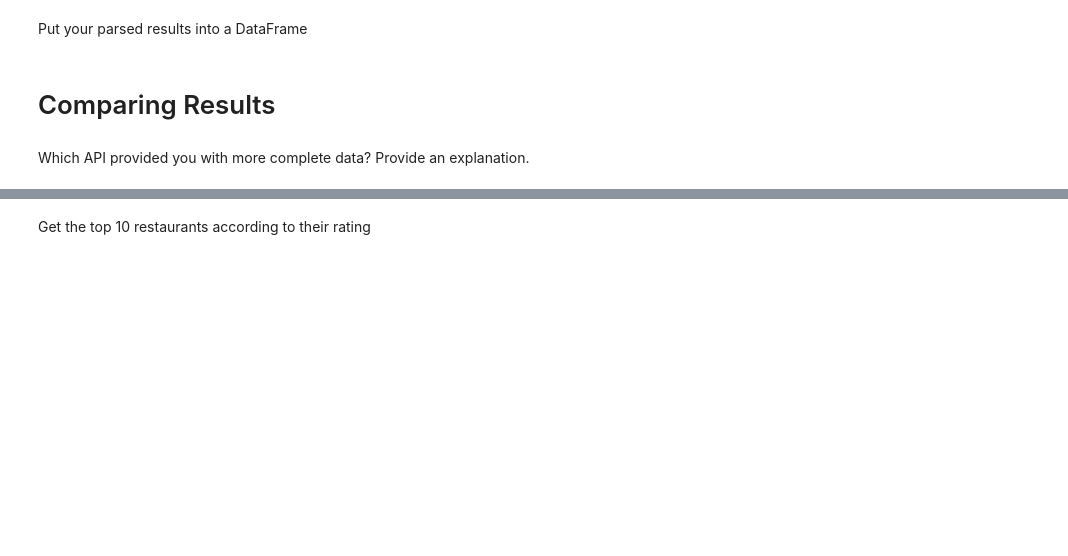
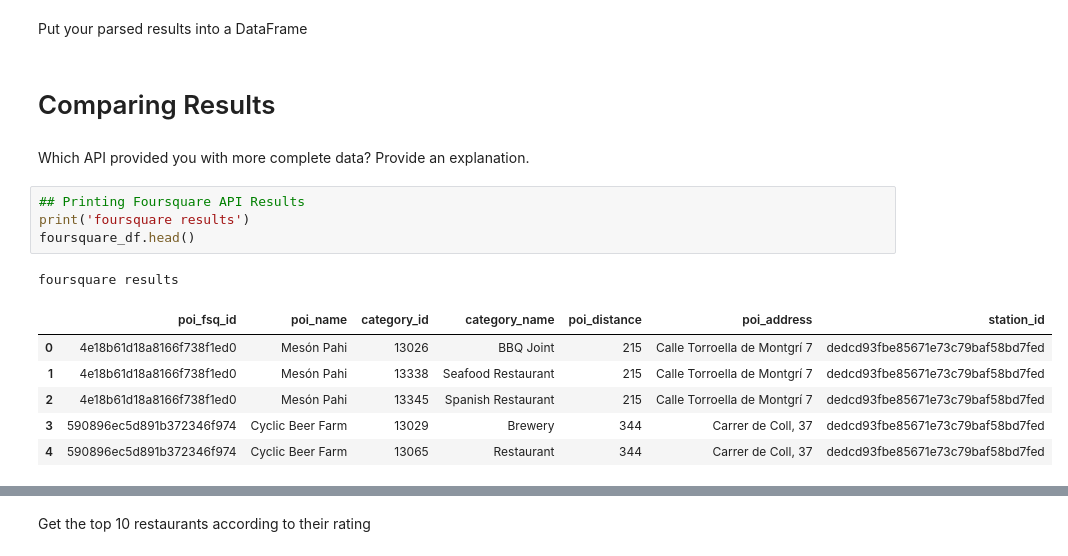
Before and after one commit to SkinnyLegend17/StatisticalModellingProject_VR, a Jupyter notebook: yelp_foursquare_EDA.ipynb, the cells around one changed output, grey strips where cells are left out. Saved outputs shown, nothing was run; the diff lists cells and outputs as text; blank space fills up the shorter version.

```diff
--- a/yelp_foursquare_EDA.ipynb
+++ b/yelp_foursquare_EDA.ipynb
@@ -42,3 +429,15 @@ Put your parsed results into a DataFrame
 # Comparing Results
 # %% [markdown]
 Which API provided you with more complete data? Provide an explanation.
+# %%
+## Printing Foursquare API Results
+print('foursquare results')
+foursquare_df.head()
+# %% [output]
+foursquare results
+|  | poi_fsq_id | poi_name | category_id | category_name | poi_distance | poi_address | station_id |
+| 0 | 4e18b61d18a8166f738f1ed0 | Mesón Pahi | 13026 | BBQ Joint | 215 | Calle Torroella de Montgrí 7 | dedcd93fbe85671e73c79baf58bd7fed |
+| 1 | 4e18b61d18a8166f738f1ed0 | Mesón Pahi | 13338 | Seafood Restaurant | 215 | Calle Torroella de Montgrí 7 | dedcd93fbe85671e73c79baf58bd7fed |
+| 2 | 4e18b61d18a8166f738f1ed0 | Mesón Pahi | 13345 | Spanish Restaurant | 215 | Calle Torroella de Montgrí 7 | dedcd93fbe85671e73c79baf58bd7fed |
+| 3 | 590896ec5d891b372346f974 | Cyclic Beer Farm | 13029 | Brewery | 344 | Carrer de Coll, 37 | dedcd93fbe85671e73c79baf58bd7fed |
+| 4 | 590896ec5d891b372346f974 | Cyclic Beer Farm | 13065 | Restaurant | 344 | Carrer de Coll, 37 | dedcd93fbe85671e73c79baf58bd7fed |
```
Also changed, not shown: parts of 39 cells of this notebook.
